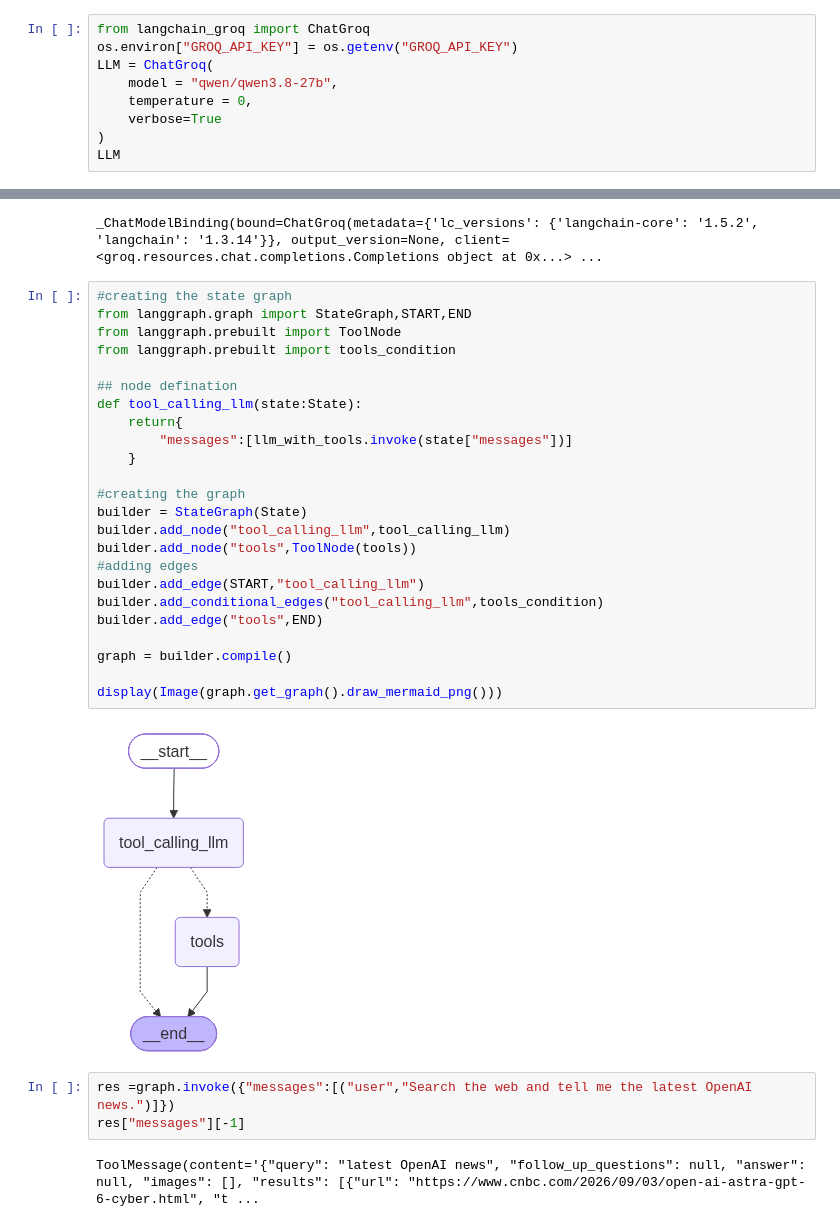
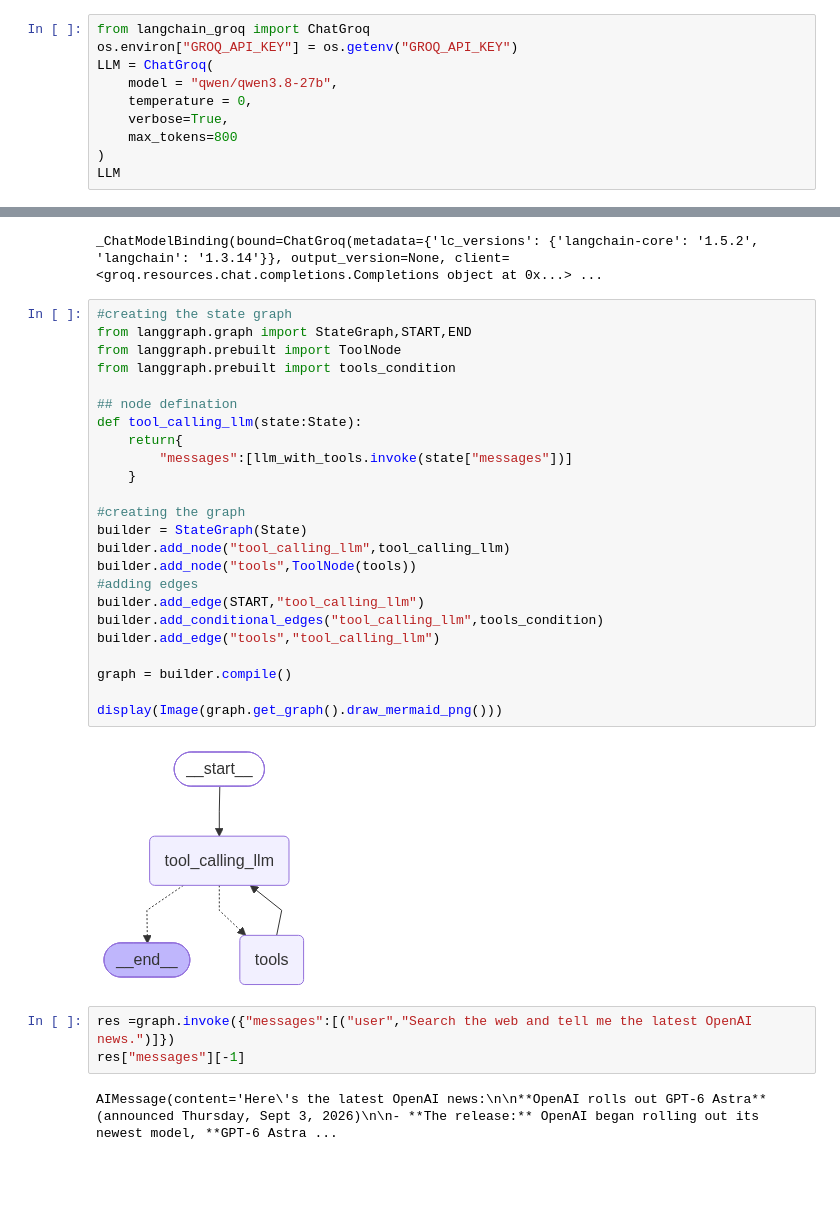
Before and after one commit to Pramod707/LangGraph, a Jupyter notebook: Basic_ChatBot/bot.ipynb, the cells around one changed output, grey strips where cells are left out. Cells and saved outputs as stored; diff of their text form; blank space fills up the shorter version.

```diff
--- a/Basic_ChatBot/bot.ipynb
+++ b/Basic_ChatBot/bot.ipynb
@@ -22,7 +22,8 @@ os.environ["GROQ_API_KEY"] = os.getenv("GROQ_API_KEY")
 LLM = ChatGroq(
     model = "qwen/qwen3.8-27b",
     temperature = 0,
-    verbose=True
+    verbose=True,
+    max_tokens=800
 )
 LLM
 # %% [output]
@@ -82,34 +103,34 @@ _ChatModelBinding(bound=ChatGroq(metadata={'lc_versions': {'langchain-core': '1.
 # %%
 #creating the state graph
 from langgraph.graph import StateGraph,START,END
 from langgraph.prebuilt import ToolNode
 from langgraph.prebuilt import tools_condition
 
 ## node defination
 def tool_calling_llm(state:State):
     return{
         "messages":[llm_with_tools.invoke(state["messages"])]
     }
 
 #creating the graph
 builder = StateGraph(State)
 builder.add_node("tool_calling_llm",tool_calling_llm)
 builder.add_node("tools",ToolNode(tools))
 #adding edges
 builder.add_edge(START,"tool_calling_llm")
 builder.add_conditional_edges("tool_calling_llm",tools_condition)
-builder.add_edge("tools",END)
+builder.add_edge("tools","tool_calling_llm")
 
 graph = builder.compile()
 
 display(Image(graph.get_graph().draw_mermaid_png()))
 # %% [output]
-[figure, old version]
+[figure, new version]
 # %%
 res =graph.invoke({"messages":[("user","Search the web and tell me the latest OpenAI news.")]})
 res["messages"][-1]
 # %% [output]
-ToolMessage(content='{"query": "latest OpenAI news", "follow_up_questions": null, "answer": null, "images": [], "results": [{"url": "https://www.cnbc.com/2026/09/03/open-ai-astra-gpt-6-cyber.html", "t ...
+AIMessage(content='Here\'s the latest OpenAI news:\n\n**OpenAI rolls out GPT-6 Astra** (announced Thursday, Sept 3, 2026)\n\n- **The release:** OpenAI began rolling out its newest model, **GPT-6 Astra ...
 # %%
 for m in res["messages"]:
     m.pretty_print()
```
Also changed, not shown: parts of 10 cells of this notebook.
